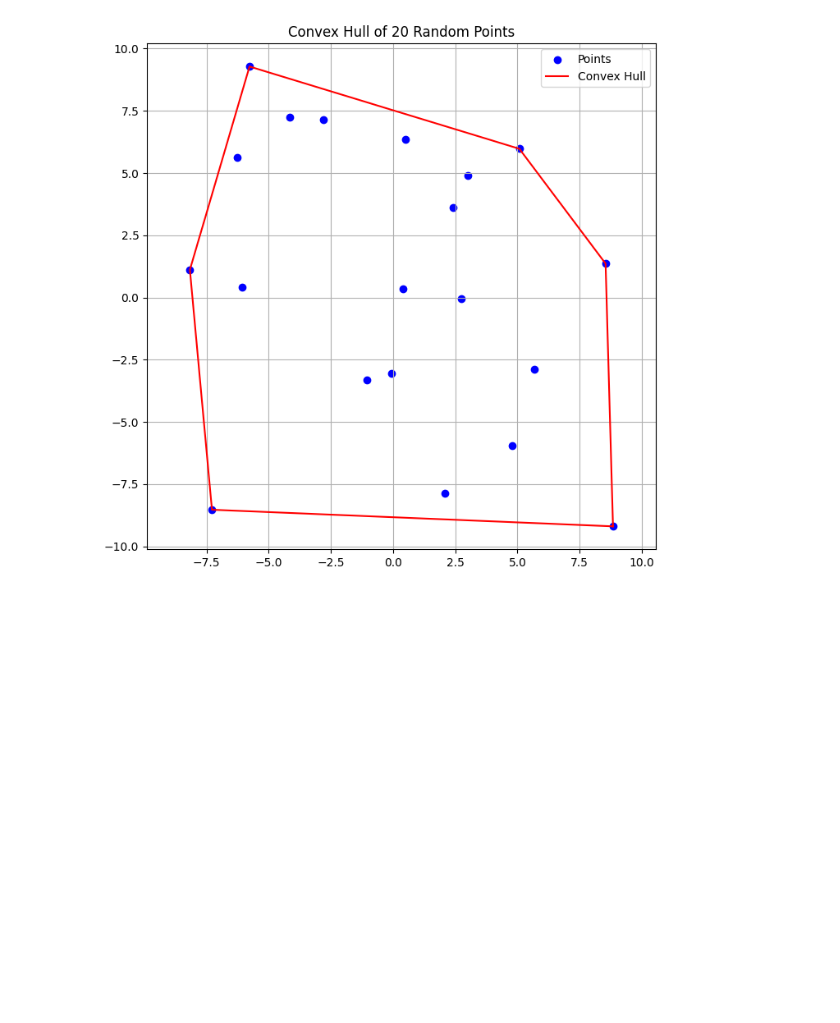
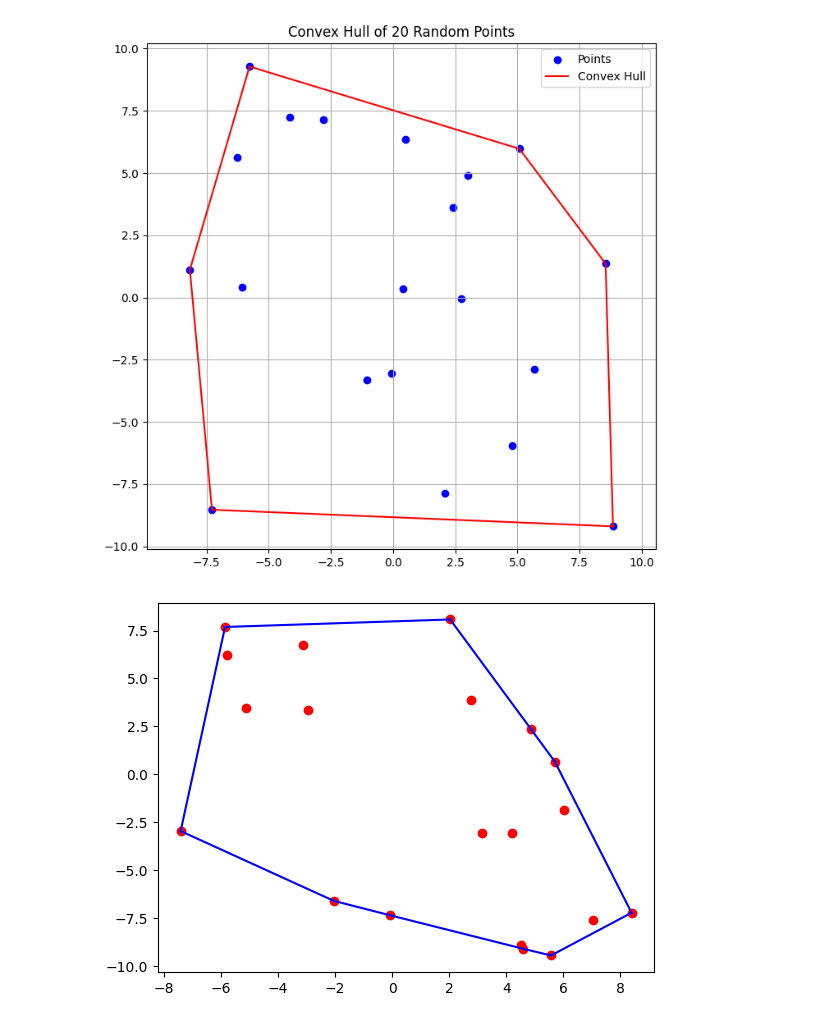
Before and after one commit to namgisung/convex-hull, a Jupyter notebook: convex hull graham scan.ipynb, the cells around one changed output. Drawn from its saved outputs; the diff is of its cells as text; code cells hidden in the pictures; blank space fills up the shorter version.

```diff
--- a/convex hull graham scan.ipynb
+++ b/convex hull graham scan.ipynb
@@ -56,3 +51,72 @@ plt.title(f'Convex Hull of {num_points} Random Points')
 plt.show()
 # %% [output]
 [figure]
+# %%
+# jarvis march
+import random
+import matplotlib.pyplot as plt
+
+
+class Point:
+    def __init__(self, x, y):
+        self.x = x
+        self.y = y
+
+    def __getitem__(self, index):
+        if index == 0:
+            return self.x
+        elif index == 1:
+            return self.y
+        else:
+            raise IndexError("Index must be 0 or 1")
+
+    def __repr__(self):
+        return f"Point({self.x}, {self.y})"
+
+
+num_points = 20
+points = [Point(random.uniform(-10, 10), random.uniform(-10, 10)) for _ in range(num_points)]
+
+
+def jarvis_march(points):
+    def leftmost_point(points):
+        min_point = points[0]
+        for p in points[1:]:
+            if p.x < min_point.x or (p.x == min_point.x and p.y < min_point.y):
+                min_point = p
+        return min_point
+
+    def orientation(p, q, r):
+        return (q.y - p.y) * (r.x - q.x) - (q.x - p.x) * (r.y - q.y)
+
+    hull = []
+    start = leftmost_point(points)
+    point = start
+
+    while True:
+        hull.append(point)
+        next_point = points[0]
+        for q in points[1:]:
+            if next_point == point or orientation(point, next_point, q) > 0:
+                next_point = q
+        point = next_point
+        if point == start:
+            break
+
+    return hull
+
+
+def plot_hull(points, hull):
+    plt.figure()
+    plt.plot([p.x for p in points], [p.y for p in points], 'ro')
+    for i in range(len(hull)):
+        p1 = hull[i]
+        p2 = hull[(i + 1) % len(hull)]
+        plt.plot([p1.x, p2.x], [p1.y, p2.y], 'b-')
+    plt.show()
+
+
+convex_hull = jarvis_march(points)
+plot_hull(points, convex_hull)
+# %% [output]
+[figure, added]
```
Also changed, not shown: parts of 1 cell of this notebook.
